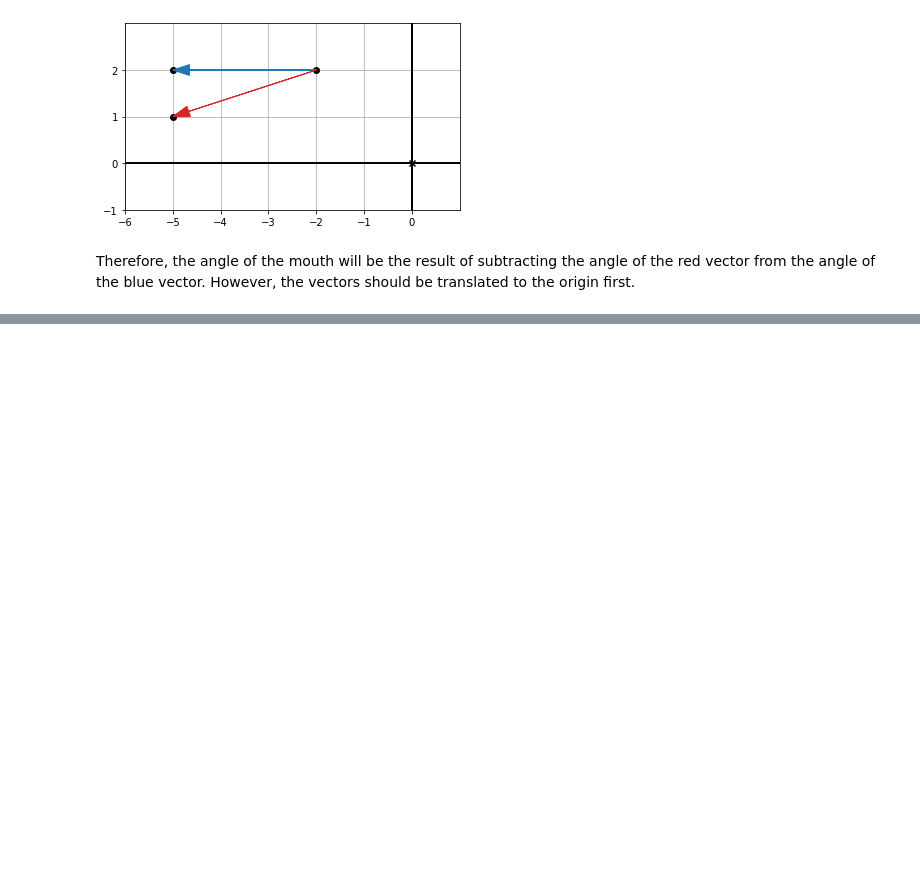
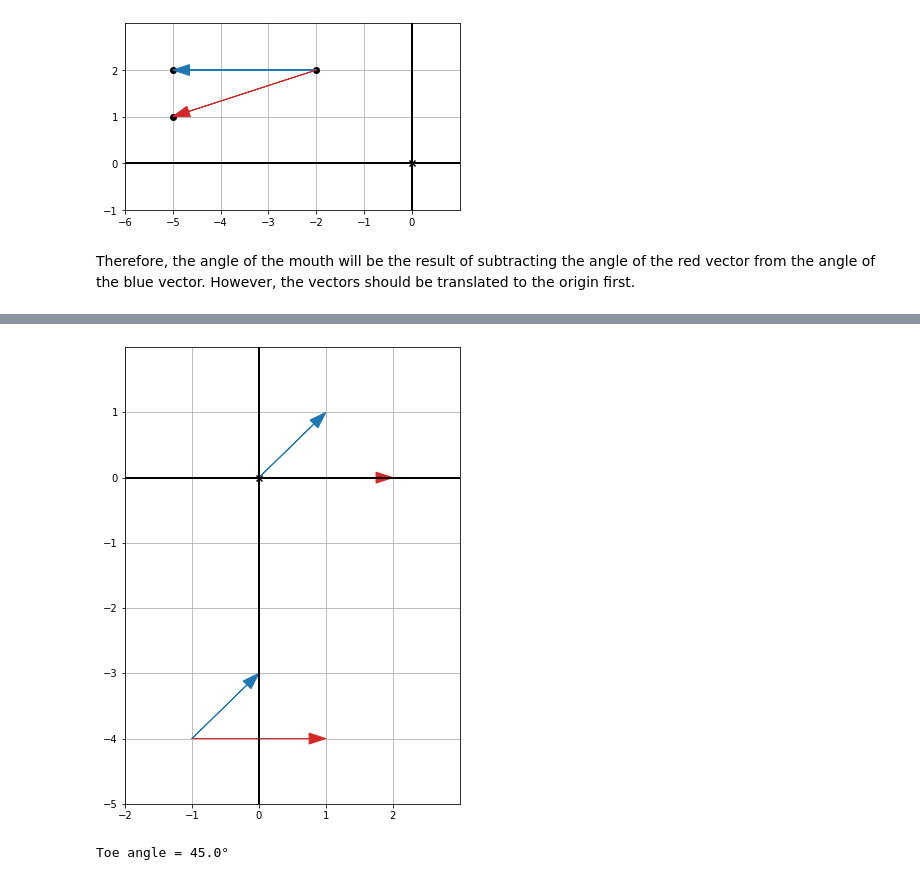
Before and after one commit to sergiofgonzalez/math-workbench, a Jupyter notebook: 01-vectors-in-the-2d-plane/e01-vector-exercises/vector-exercises.ipynb, the cells around one changed output, grey strips where cells are left out. Drawn from its saved outputs; the diff is of its cells as text; code cells hidden in the pictures; blank space fills up the shorter version.

```diff
--- a/01-vectors-in-the-2d-plane/e01-vector-exercises/vector-exercises.ipynb
+++ b/01-vectors-in-the-2d-plane/e01-vector-exercises/vector-exercises.ipynb
@@ -875,0 +933,26 @@ draw(Arrow(blue_vector, color=blue), Arrow(red_vector, color=red))
+# %%
+toe_blue_vector = ((0, -3), (-1, -4))
+toe_red_vector = ((1, -4), (-1, -4))
+
+toe_blue_vector_translated = translate_to_origin(toe_blue_vector)
+toe_red_vector_translated = translate_to_origin(toe_red_vector)
+
+draw(
+    Arrow(*toe_blue_vector, color=blue),
+    Arrow(*toe_red_vector, color=red),
+    Arrow(toe_blue_vector_translated, color=blue),
+    Arrow(toe_red_vector_translated, color=red)
+)
+
+
+toe_blue_vector_translated_polar = to_polar(toe_blue_vector_translated)
+toe_red_vector_translated_polar = to_polar(toe_red_vector_translated)
+
+toe_angle_rad = normalize_angle(toe_blue_vector_translated_polar[1]) - normalize_angle(toe_red_vector_translated_polar[1])
+
+toe_angle_deg = to_degrees(toe_angle_rad)
+
+print('Toe angle = {0}°'.format(toe_angle_deg))
+# %% [output]
+[figure, added]
+Toe angle = 45.0°
```
Also changed, not shown: parts of 13 cells of this notebook.
